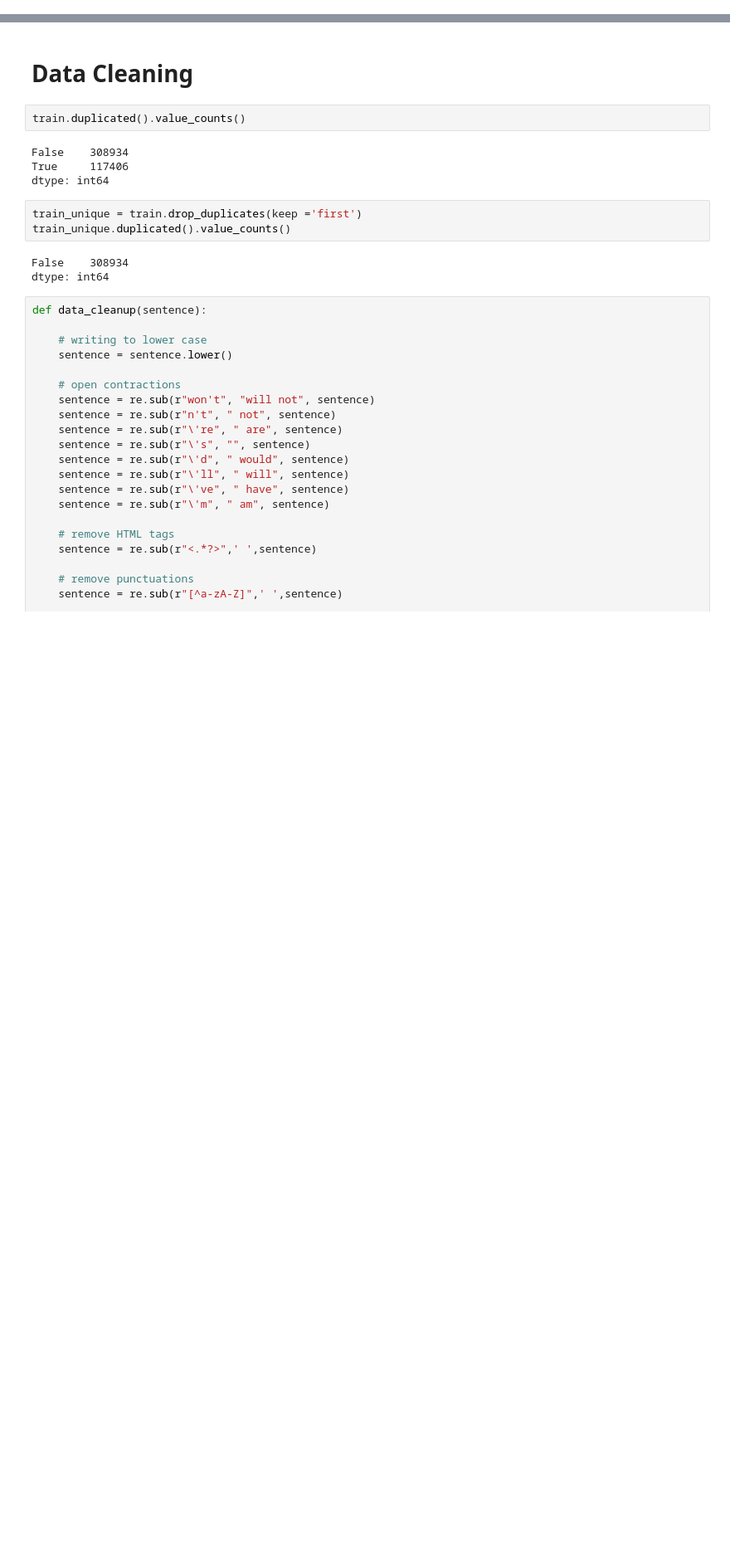
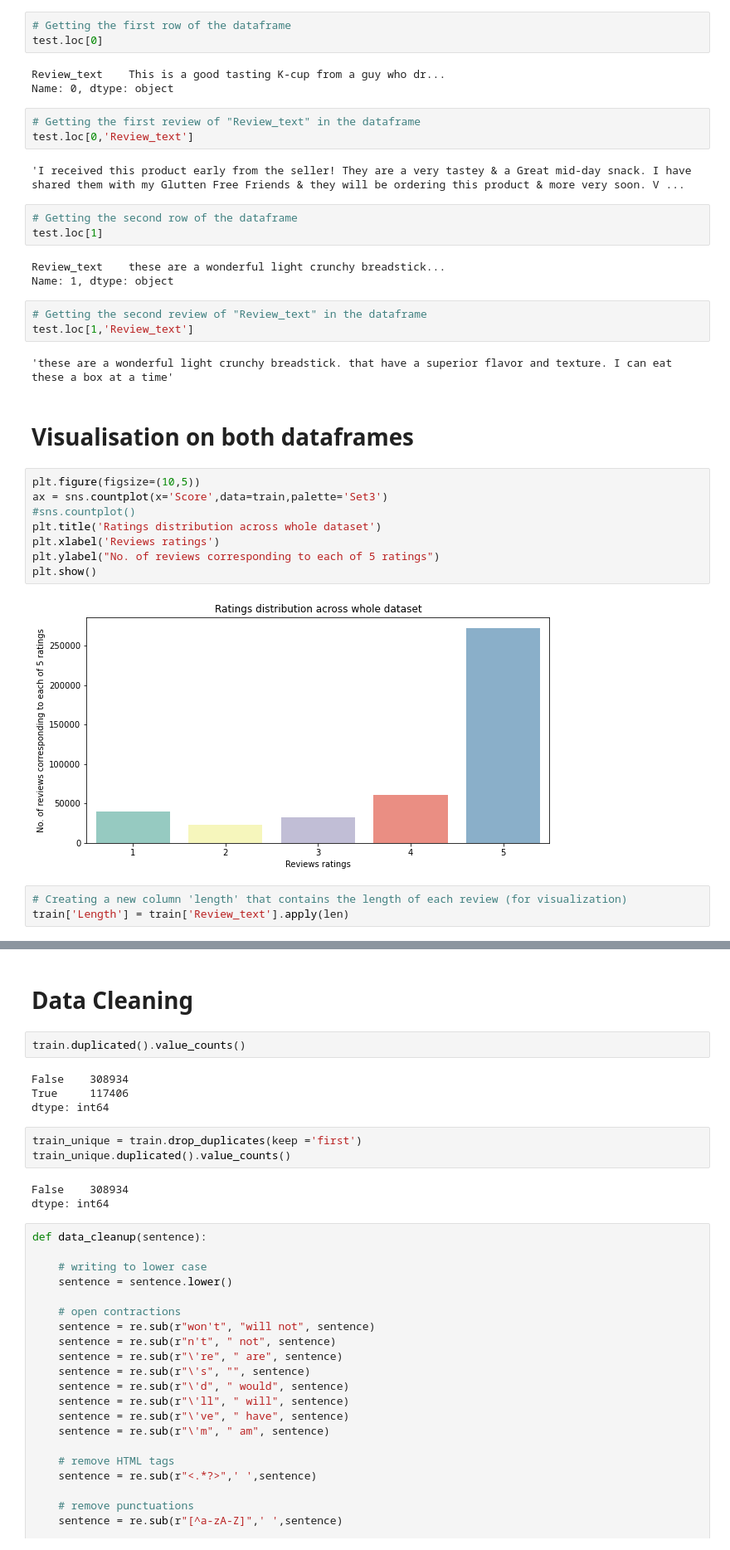
Before and after one commit to wgb-10/F20AA_CW2, a Jupyter notebook: cw2_amazon_food_review.ipynb, the cells around one changed output, grey strips where cells are left out. Shown at 83% size. Saved outputs shown, nothing was run; the diff lists cells and outputs as text; blank space fills up the shorter version.

Commit message:
Added visualizations

```diff
--- a/cw2_amazon_food_review.ipynb
+++ b/cw2_amazon_food_review.ipynb
@@ -110,0 +143,37 @@ generate_word_cloud(texts)
+# %%
+# Getting the first row of the dataframe
+test.loc[0]
+# %% [output]
+Review_text    This is a good tasting K-cup from a guy who dr...
+Name: 0, dtype: object
+# %%
+# Getting the first review of "Review_text" in the dataframe
+test.loc[0,'Review_text']
+# %% [output]
+'I received this product early from the seller! They are a very tastey & a Great mid-day snack. I have shared them with my Glutten Free Friends & they will be ordering this product & more very soon. V ...
+# %%
+# Getting the second row of the dataframe
+test.loc[1]
+# %% [output]
+Review_text    these are a wonderful light crunchy breadstick...
+Name: 1, dtype: object
+# %%
+# Getting the second review of "Review_text" in the dataframe
+test.loc[1,'Review_text']
+# %% [output]
+'these are a wonderful light crunchy breadstick. that have a superior flavor and texture. I can eat these a box at a time'
+# %% [markdown]
+# Visualisation on both dataframes
+# %%
+plt.figure(figsize=(10,5))
+ax = sns.countplot(x='Score',data=train,palette='Set3')
+#sns.countplot()
+plt.title('Ratings distribution across whole dataset')
+plt.xlabel('Reviews ratings')
+plt.ylabel("No. of reviews corresponding to each of 5 ratings")
+plt.show()
+# %% [output]
+[figure, added]
+# %%
+# Creating a new column 'length' that contains the length of each review (for visualization)
+train['Length'] = train['Review_text'].apply(len)
```
Also changed, not shown: parts of 39 cells of this notebook.
